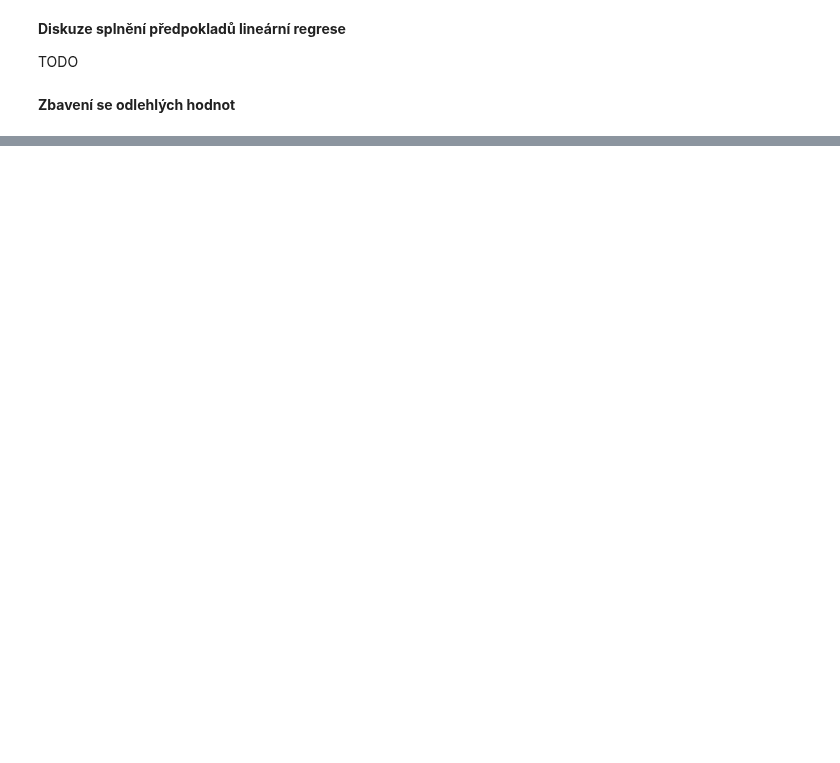
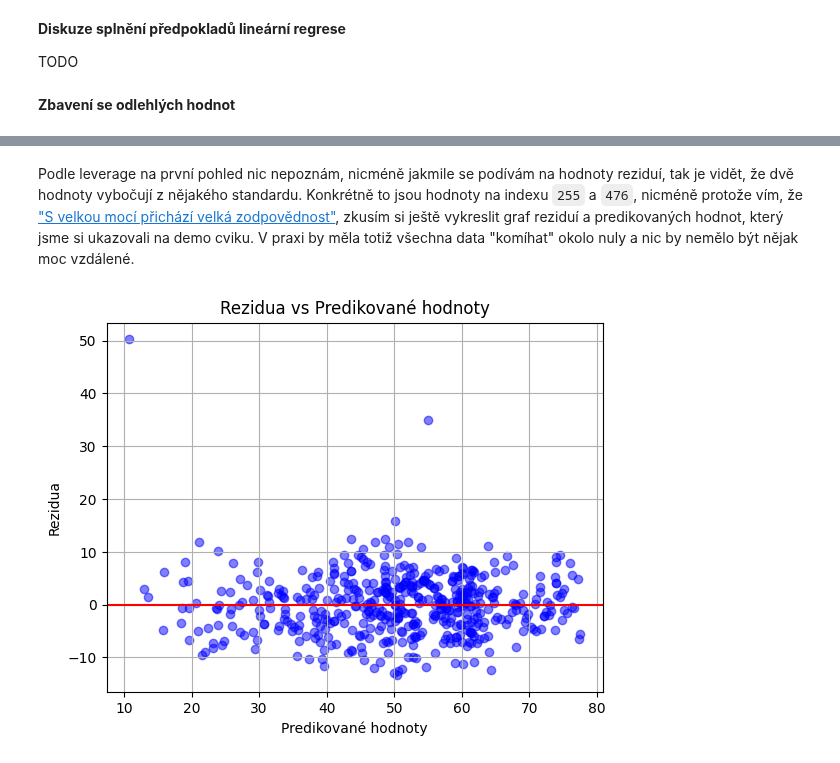
Before and after one commit to MOONYROS/VUT-MSP-projects, a Jupyter notebook: proj2/proj2.ipynb, the cells around one changed output, grey strips where cells are left out. Drawn from its saved outputs; the diff is of its cells as text; code cells hidden in the pictures; blank space fills up the shorter version.

```diff
--- a/proj2/proj2.ipynb
+++ b/proj2/proj2.ipynb
@@ -562,0 +609,15 @@ TODO
+# %% [markdown]
+Podle leverage na první pohled nic nepoznám, nicméně jakmile se podívám na hodnoty reziduí, tak je vidět, že dvě hodnoty vybočují z nějakého standardu.
+Konkrétně to jsou hodnoty na indexu `255` a `476`, nicméně protože vím, že ["S velkou mocí přichází velká zodpovědnost"](https://www.youtube.com/watch?v=guuYU74wU70&t=70s), zkusím si ještě vykreslit graf reziduí a predikovaných hodnot, který jsme si ukazovali na demo cviku.
+V praxi by měla totiž všechna data "komíhat" okolo nuly a nic by nemělo být nějak moc vzdálené.
+# %%
+plt.scatter(result.fittedvalues, result.resid, alpha=0.5, color='blue')
+
+plt.axhline(y=0, color='r', linestyle='-')
+plt.grid(True)
+plt.xlabel('Predikované hodnoty')
+plt.ylabel('Rezidua')
+plt.title('Rezidua vs Predikované hodnoty')
+plt.show()
+# %% [output]
+[figure, added]
```
Also changed, not shown: parts of 13 cells of this notebook.
